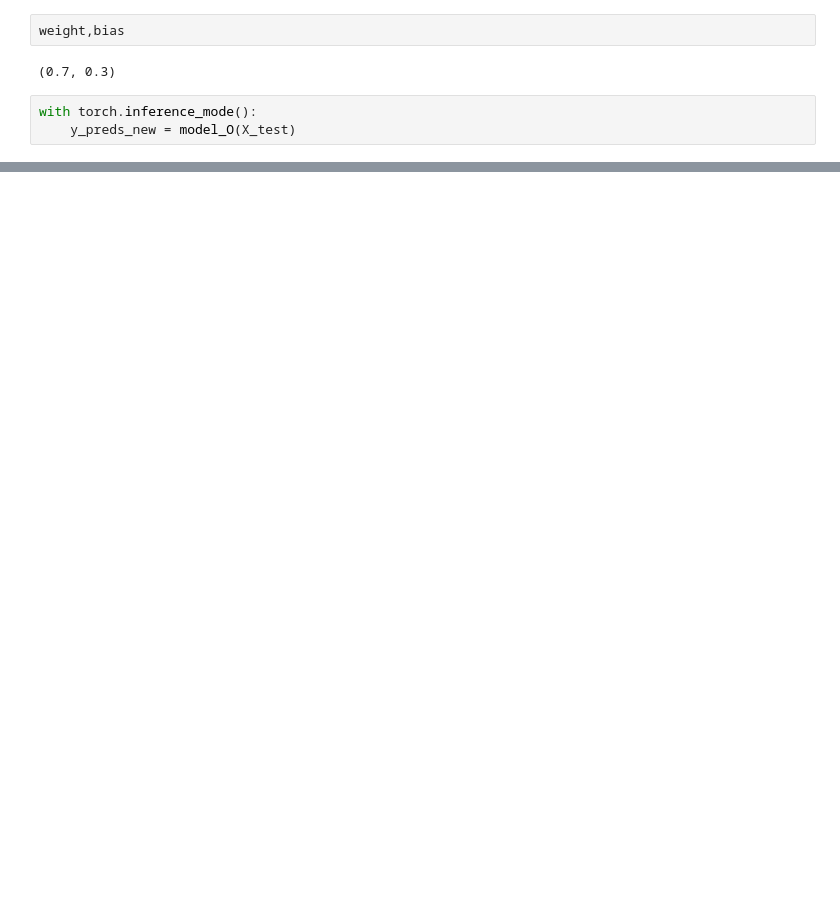
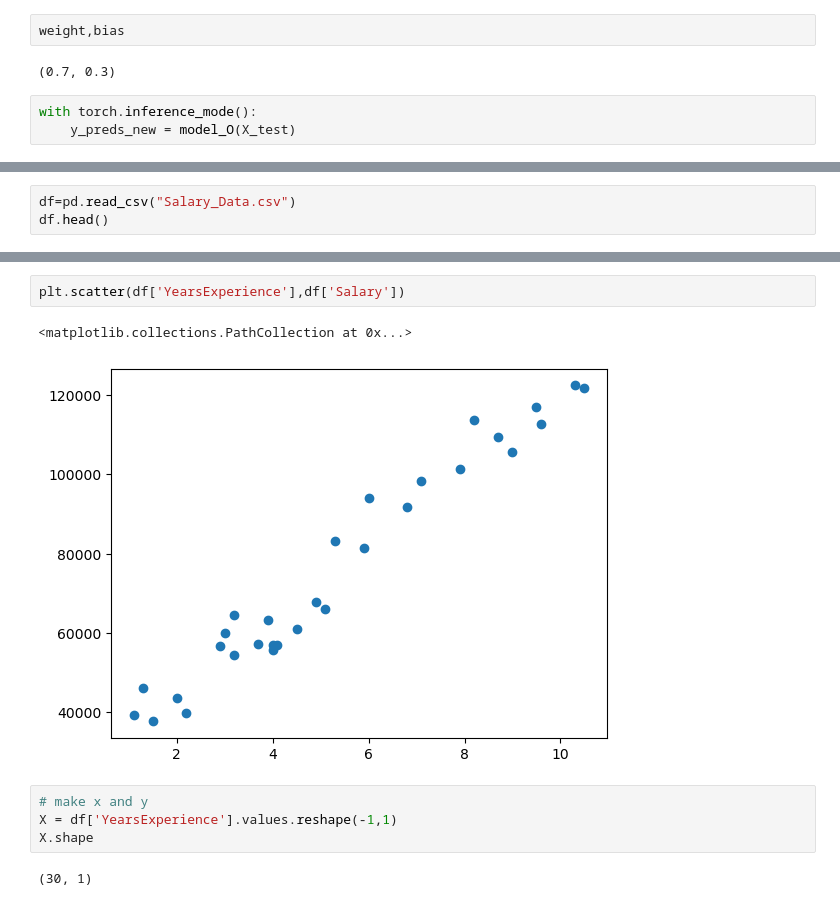
Before and after one commit to gmssameer/Machine-Learning-Practice, a Jupyter notebook: ML-Workflow.ipynb, the cells around one changed output, grey strips where cells are left out. Cells and saved outputs as stored; diff of their text form; blank space fills up the shorter version.

```diff
--- a/ML-Workflow.ipynb
+++ b/ML-Workflow.ipynb
@@ -241,0 +249,3 @@ plot_predictions(predictions=y_preds_new)
+# %%
+df=pd.read_csv("Salary_Data.csv")
+df.head()
@@ -241,0 +281,11 @@ plot_predictions(predictions=y_preds_new)
+# %%
+plt.scatter(df['YearsExperience'],df['Salary'])
+# %% [output]
+<matplotlib.collections.PathCollection at 0x...>
+[figure, added]
+# %%
+# make x and y
+X = df['YearsExperience'].values.reshape(-1,1)
+X.shape
+# %% [output]
+(30, 1)
```
Also changed, not shown: parts of 6 cells of this notebook.
